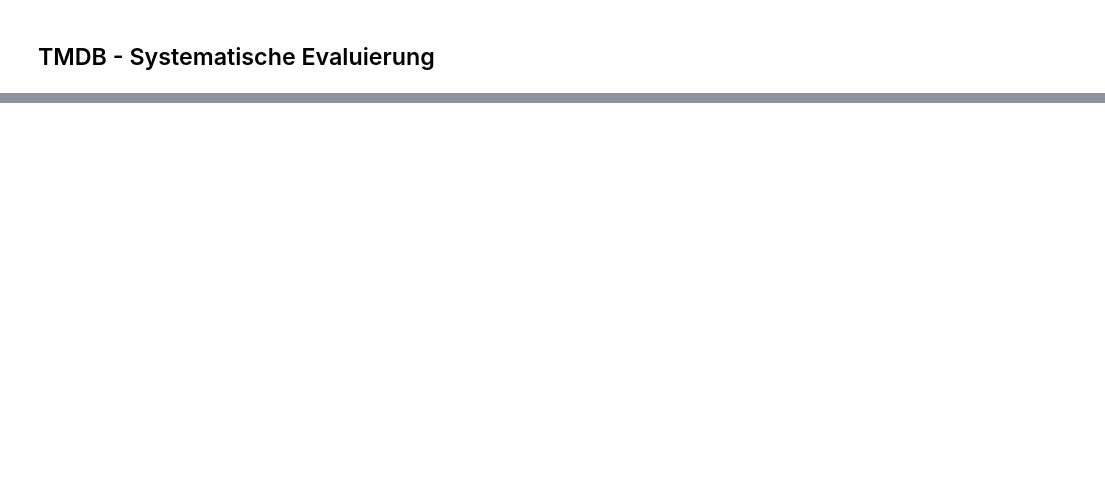
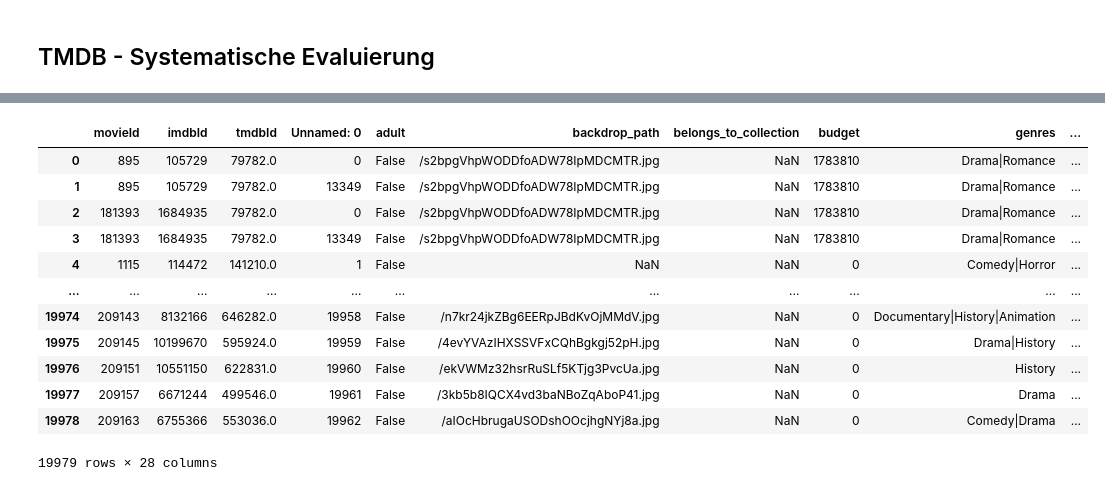
Before and after one commit to Luuzemp14/Cds1_Tinder-4-Movies, a Jupyter notebook: datawrangling.ipynb, the cells around one changed output, grey strips where cells are left out. Saved outputs shown, nothing was run; the diff lists cells and outputs as text; code cells hidden in the pictures; blank space fills up the shorter version.

Commit message:
datawrangling tmdb dataset

```diff
--- a/datawrangling.ipynb
+++ b/datawrangling.ipynb
@@ -102,0 +7,10 @@ memory usage: 2.1+ MB
+# %%
+df_links = pd.read_csv("ml-25m/links.csv")
+df_tmdb_movies = pd.read_csv("tmdb_movies.csv", sep="\t")
+
+# rename id column so that we can merge later
+df_tmdb_movies.rename(columns={'id':'tmdbId'}, inplace=True)
+# %%
+# merge movielens movies with tmdb movies
+df_movies = pd.merge(df_links, df_tmdb_movies, on='tmdbId')
+df_movies.head()
@@ -102,0 +25,28 @@ memory usage: 2.1+ MB
+# %%
+# extract data from dictionaries and list, separate key values by '|'
+
+def extract_values(data):
+    return data.apply(lambda x: '|'.join([i['name'] for i in eval(x)]))
+
+df_movies['genres'] = extract_values(df_movies["genres"])
+df_movies['spoken_languages'] = extract_values(df_movies["spoken_languages"])
+df_movies['production_companies'] = extract_values(df_movies['production_companies'])
+df_movies['production_countries'] = extract_values(df_movies['production_countries'])
+
+# belongs_to_collection
+# %%
+df_movies
+# %% [output]
+|  | movieId | imdbId | tmdbId | Unnamed: 0 | adult | backdrop_path | belongs_to_collection | budget | genres | ... |
+| 0 | 895 | 105729 | 79782.0 | 0 | False | /s2bpgVhpWODDfoADW78IpMDCMTR.jpg | NaN | 1783810 | Drama|Romance | ... |
+| 1 | 895 | 105729 | 79782.0 | 13349 | False | /s2bpgVhpWODDfoADW78IpMDCMTR.jpg | NaN | 1783810 | Drama|Romance | ... |
+| 2 | 181393 | 1684935 | 79782.0 | 0 | False | /s2bpgVhpWODDfoADW78IpMDCMTR.jpg | NaN | 1783810 | Drama|Romance | ... |
+| 3 | 181393 | 1684935 | 79782.0 | 13349 | False | /s2bpgVhpWODDfoADW78IpMDCMTR.jpg | NaN | 1783810 | Drama|Romance | ... |
+| 4 | 1115 | 114472 | 141210.0 | 1 | False | NaN | NaN | 0 | Comedy|Horror | ... |
+| ... | ... | ... | ... | ... | ... | ... | ... | ... | ... | ... |
+| 19974 | 209143 | 8132166 | 646282.0 | 19958 | False | /n7kr24jkZBg6EERpJBdKvOjMMdV.jpg | NaN | 0 | Documentary|History|Animation | ... |
+| 19975 | 209145 | 10199670 | 595924.0 | 19959 | False | /4evYVAzIHXSSVFxCQhBgkgj52pH.jpg | NaN | 0 | Drama|History | ... |
+| 19976 | 209151 | 10551150 | 622831.0 | 19960 | False | /ekVWMz32hsrRuSLf5KTjg3PvcUa.jpg | NaN | 0 | History | ... |
+| 19977 | 209157 | 6671244 | 499546.0 | 19961 | False | /3kb5b8IQCX4vd3baNBoZqAboP41.jpg | NaN | 0 | Drama | ... |
+| 19978 | 209163 | 6755366 | 553036.0 | 19962 | False | /aIOcHbrugaUSODshOOcjhgNYj8a.jpg | NaN | 0 | Comedy|Drama | ... |
+19979 rows × 28 columns
```
Also changed, not shown: parts of 19 cells of this notebook.
